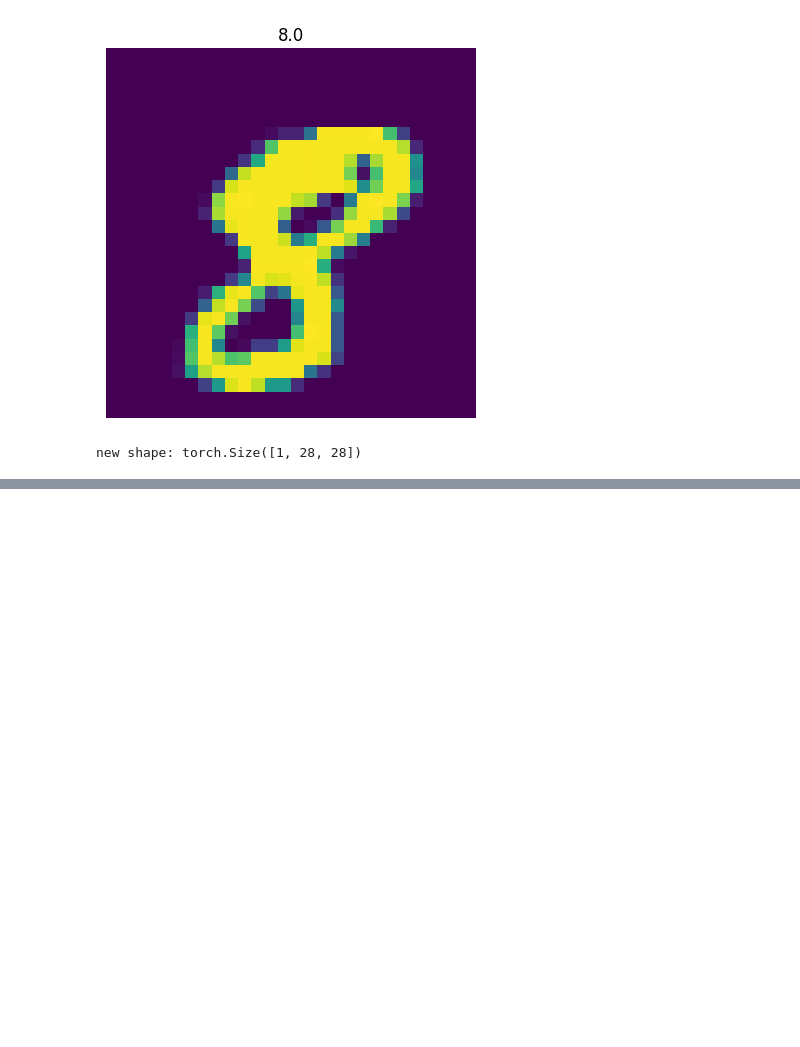
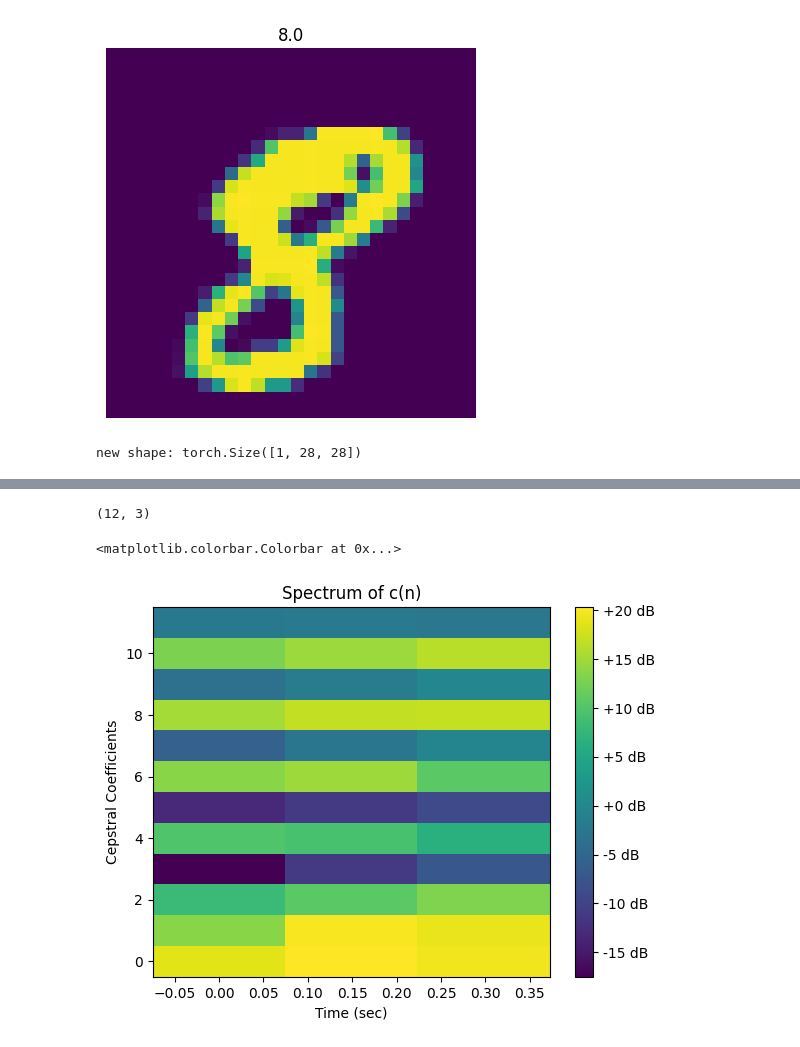
Before and after one commit to jorgejc2/MusicClassification, a Jupyter notebook: recurrent_neural_network.ipynb, the cells around one changed output, grey strips where cells are left out. Saved outputs shown, nothing was run; the diff lists cells and outputs as text; code cells hidden in the pictures; blank space fills up the shorter version.

```diff
--- a/recurrent_neural_network.ipynb
+++ b/recurrent_neural_network.ipynb
@@ -253,0 +285,32 @@ plt.show()
+# %%
+nfft = 512
+noverlap = -1
+nfilt = 40
+num_ceps = 13
+t_time = len(a) / fs
+min_frames = -1
+max_frames = -1
+max_frames_idx = 0
+for i in range(len(ds.audio)-1000):
+    a = ds.audio[i].numpy().T[0]
+    ceps = np.array(myMatrix.MFCC_Matrix(list(a), fs, nfft, noverlap, 2, 0.6, nfilt, num_ceps), copy=False)
+    ceps = ceps[1:,:]
+    t = np.linspace(0, t_time, ceps.shape[1])
+    n = np.arange(num_ceps-1)
+    if min_frames == -1 or ceps.shape[1] < min_frames:
+        min_frames = ceps.shape[1]
+    if max_frames == -1 or ceps.shape[1] > max_frames:
+        max_frames = ceps.shape[1]
+        max_frames_idx = i
+
+print(ceps.shape)
+
+plt.title("Spectrum of c(n)")
+plt.ylabel("Cepstral Coefficients")
+plt.xlabel("Time (sec)")
+plt.pcolormesh(t, n, ceps)
+plt.colorbar(format="%+2.f dB")
+# %% [output]
+(12, 3)
+<matplotlib.colorbar.Colorbar at 0x...>
+[figure, added]
```
Also changed, not shown: parts of 19 cells of this notebook, 13 other files.
